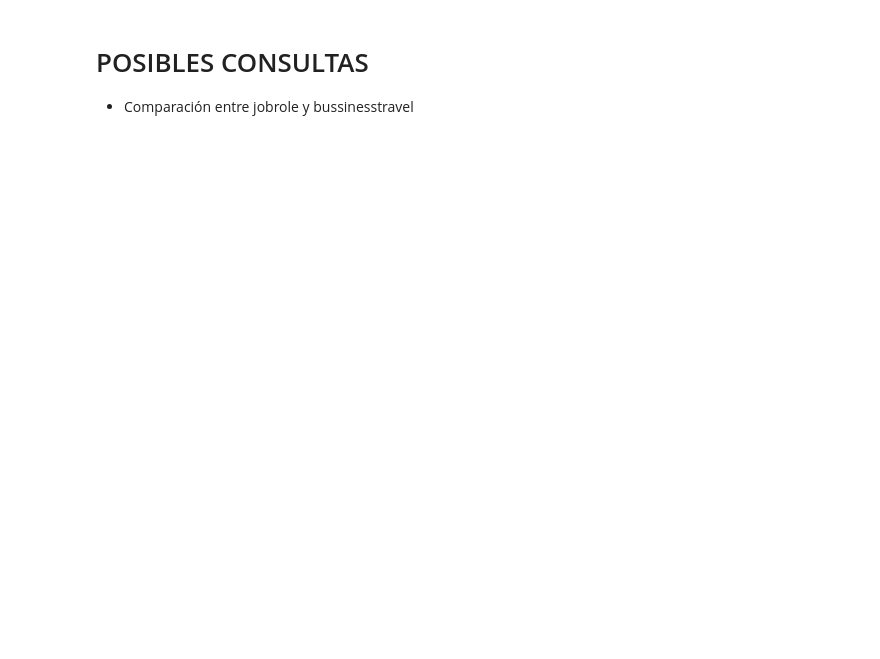
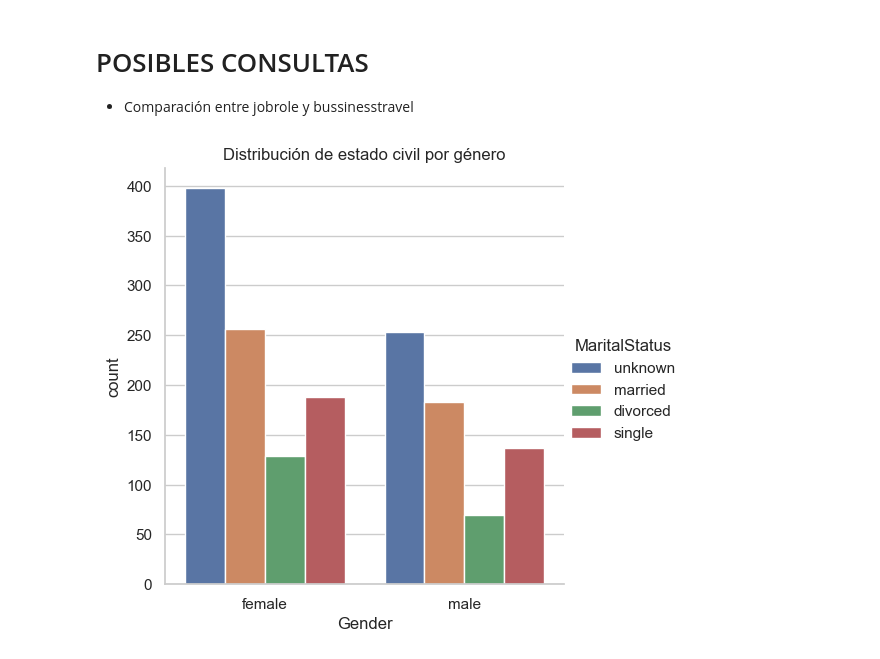
Before and after one commit to LuanaMagnabosco/Project-da-promo-A-modulo-3-team-2, a Jupyter notebook: fase-2B.ipynb, the cells around one changed output. Drawn from its saved outputs; the diff is of its cells as text; code cells hidden in the pictures; blank space fills up the shorter version.

Commit message:
Tablas Employee data

```diff
--- a/fase-2B.ipynb
+++ b/fase-2B.ipynb
@@ -445,3 +449,10 @@ print(f"El DataFrame modificado ha sido guardado en '{output_file_path}'.")
 # %% [markdown]
 # POSIBLES CONSULTAS
 - Comparación entre jobrole y bussinesstravel
+# %%
+sns.catplot(x="Gender", data=df_imputada,
+            kind="count", hue="MaritalStatus")
+plt.title('Distribución de estado civil por género')
+plt.show()
+# %% [output]
+[figure, added]
```
Also changed, not shown: parts of 13 cells of this notebook.
